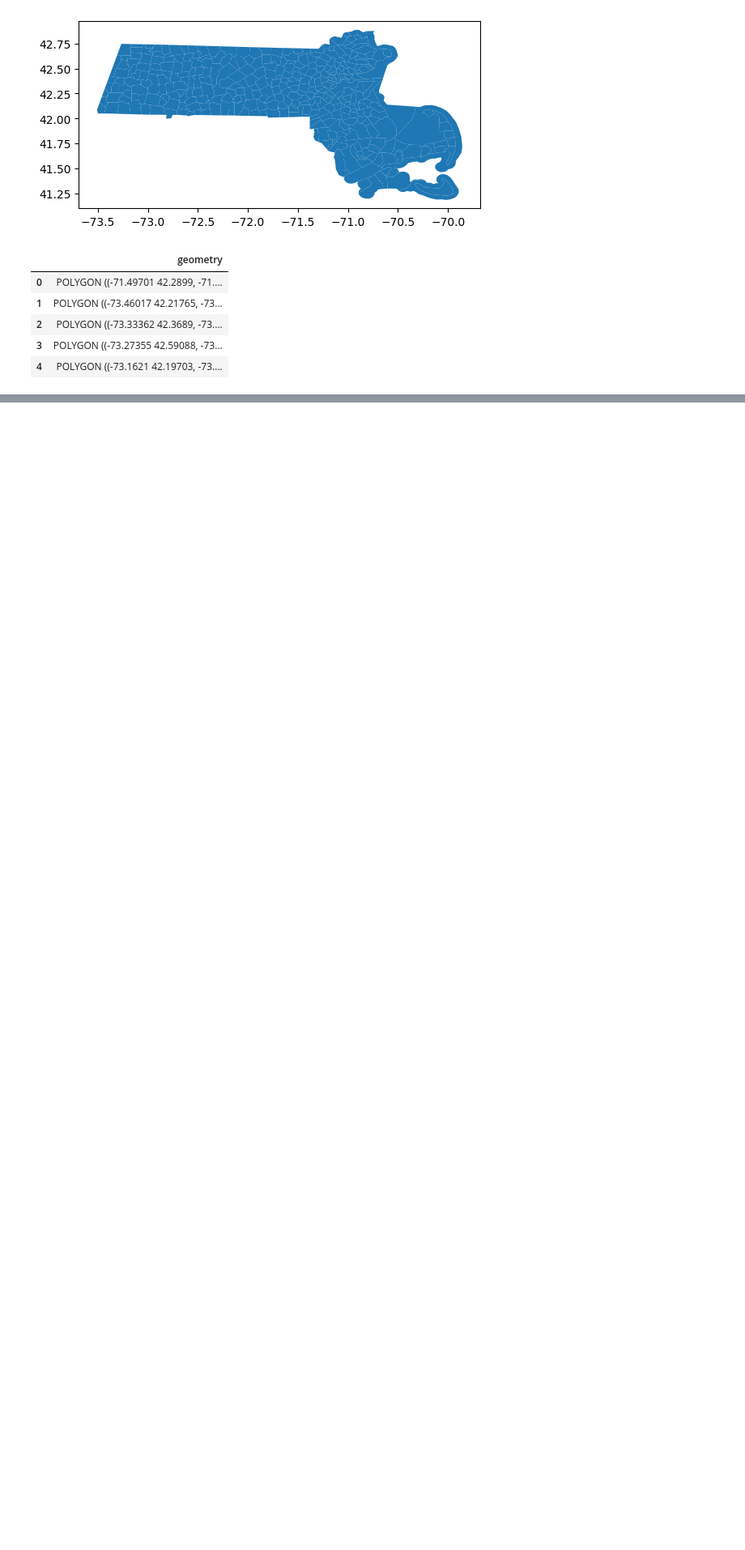
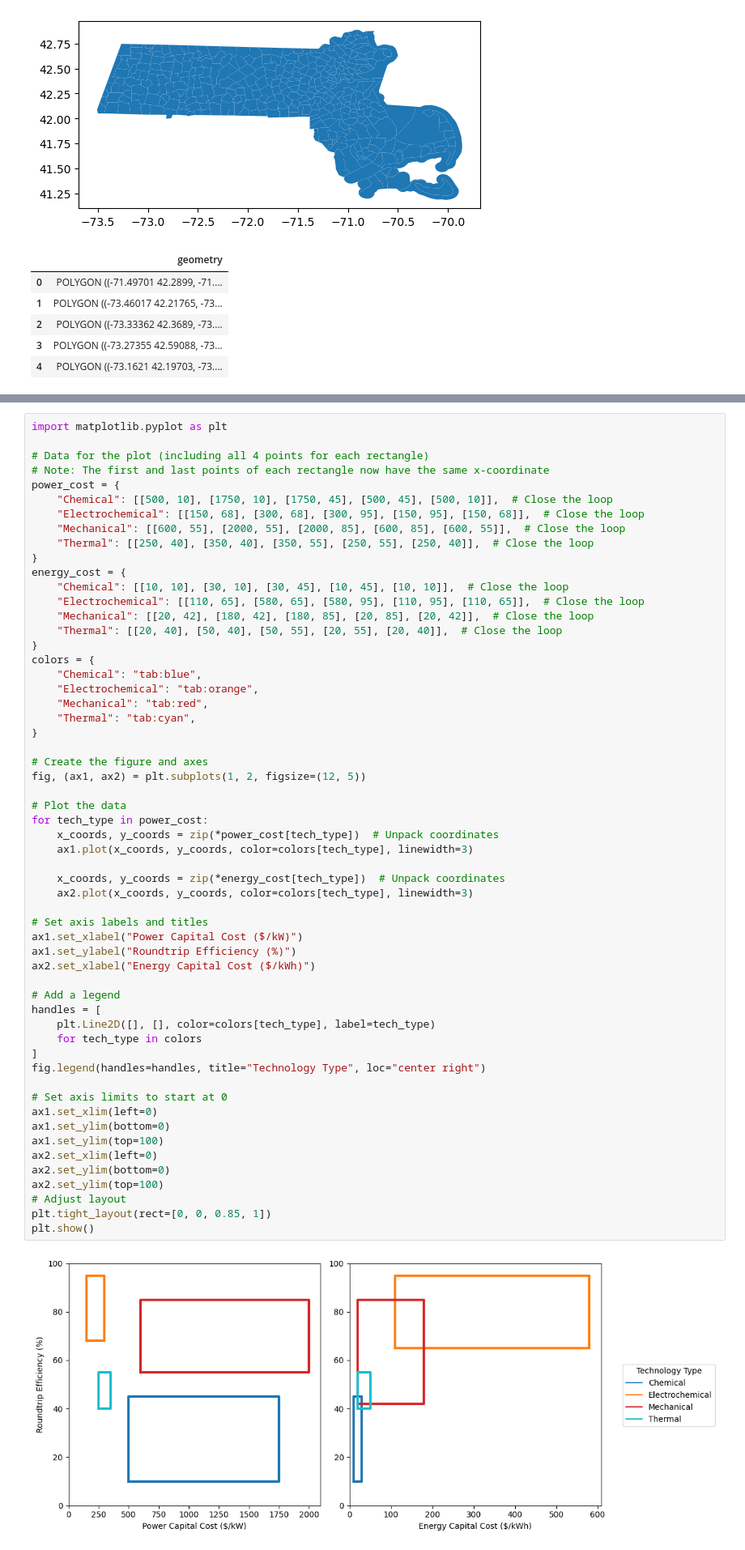
Before and after one commit to JonasSchweiger/Power_Outages_Code, a Jupyter notebook: Other_diagrams.ipynb, the cells around one changed output, grey strips where cells are left out. Shown at 81% size. Cells and saved outputs as stored; diff of their text form; blank space fills up the shorter version.

```diff
--- a/Other_diagrams.ipynb
+++ b/Other_diagrams.ipynb
@@ -260,0 +357,59 @@ plt.show()
+# %%
+import matplotlib.pyplot as plt
+
+# Data for the plot (including all 4 points for each rectangle)
+# Note: The first and last points of each rectangle now have the same x-coordinate
+power_cost = {
+    "Chemical": [[500, 10], [1750, 10], [1750, 45], [500, 45], [500, 10]],  # Close the loop
+    "Electrochemical": [[150, 68], [300, 68], [300, 95], [150, 95], [150, 68]],  # Close the loop
+    "Mechanical": [[600, 55], [2000, 55], [2000, 85], [600, 85], [600, 55]],  # Close the loop
+    "Thermal": [[250, 40], [350, 40], [350, 55], [250, 55], [250, 40]],  # Close the loop
+}
+energy_cost = {
+    "Chemical": [[10, 10], [30, 10], [30, 45], [10, 45], [10, 10]],  # Close the loop
+    "Electrochemical": [[110, 65], [580, 65], [580, 95], [110, 95], [110, 65]],  # Close the loop
+    "Mechanical": [[20, 42], [180, 42], [180, 85], [20, 85], [20, 42]],  # Close the loop
+    "Thermal": [[20, 40], [50, 40], [50, 55], [20, 55], [20, 40]],  # Close the loop
+}
+colors = {
+    "Chemical": "tab:blue",
+    "Electrochemical": "tab:orange",
+    "Mechanical": "tab:red",
+    "Thermal": "tab:cyan",
+}
+
+# Create the figure and axes
+fig, (ax1, ax2) = plt.subplots(1, 2, figsize=(12, 5))
+
+# Plot the data
+for tech_type in power_cost:
+    x_coords, y_coords = zip(*power_cost[tech_type])  # Unpack coordinates
+    ax1.plot(x_coords, y_coords, color=colors[tech_type], linewidth=3)
+
+    x_coords, y_coords = zip(*energy_cost[tech_type])  # Unpack coordinates
+    ax2.plot(x_coords, y_coords, color=colors[tech_type], linewidth=3)
+
+# Set axis labels and titles
+ax1.set_xlabel("Power Capital Cost ($/kW)")
+ax1.set_ylabel("Roundtrip Efficiency (%)")
+ax2.set_xlabel("Energy Capital Cost ($/kWh)")
+
+# Add a legend
+handles = [
+    plt.Line2D([], [], color=colors[tech_type], label=tech_type)
+    for tech_type in colors
+]
+fig.legend(handles=handles, title="Technology Type", loc="center right")
+
+# Set axis limits to start at 0
+ax1.set_xlim(left=0)
+ax1.set_ylim(bottom=0)
+ax1.set_ylim(top=100)
+ax2.set_xlim(left=0)
+ax2.set_ylim(bottom=0)
+ax2.set_ylim(top=100)
+# Adjust layout
+plt.tight_layout(rect=[0, 0, 0.85, 1])
+plt.show()
+# %% [output]
+[figure, added]
```
Also changed, not shown: parts of 1 cell of this notebook.
